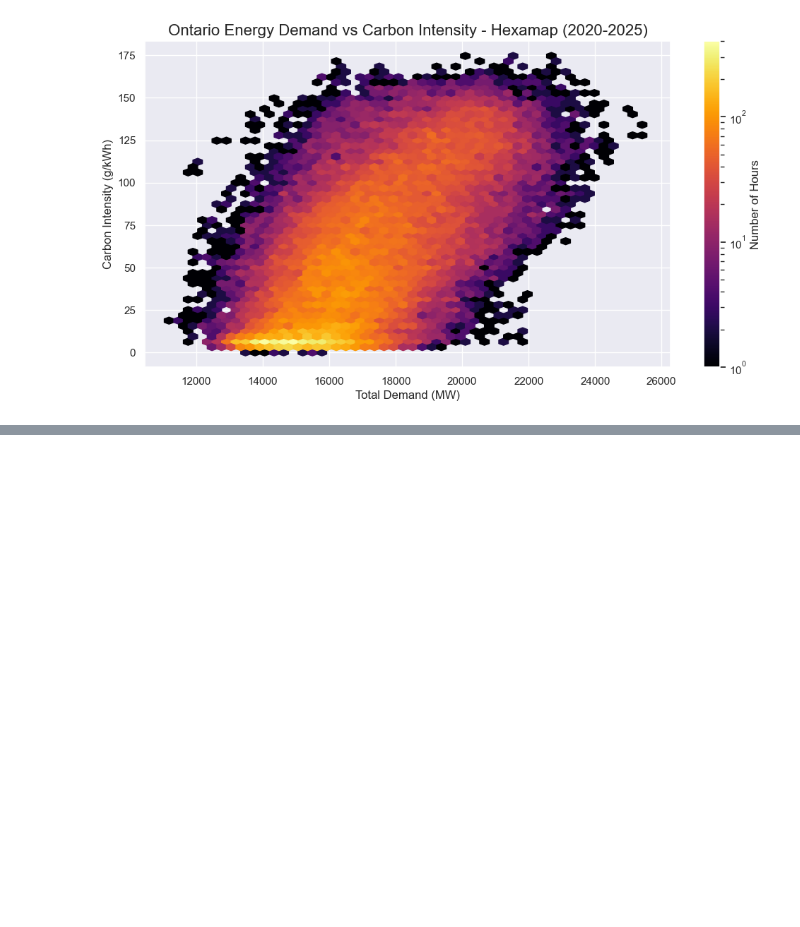
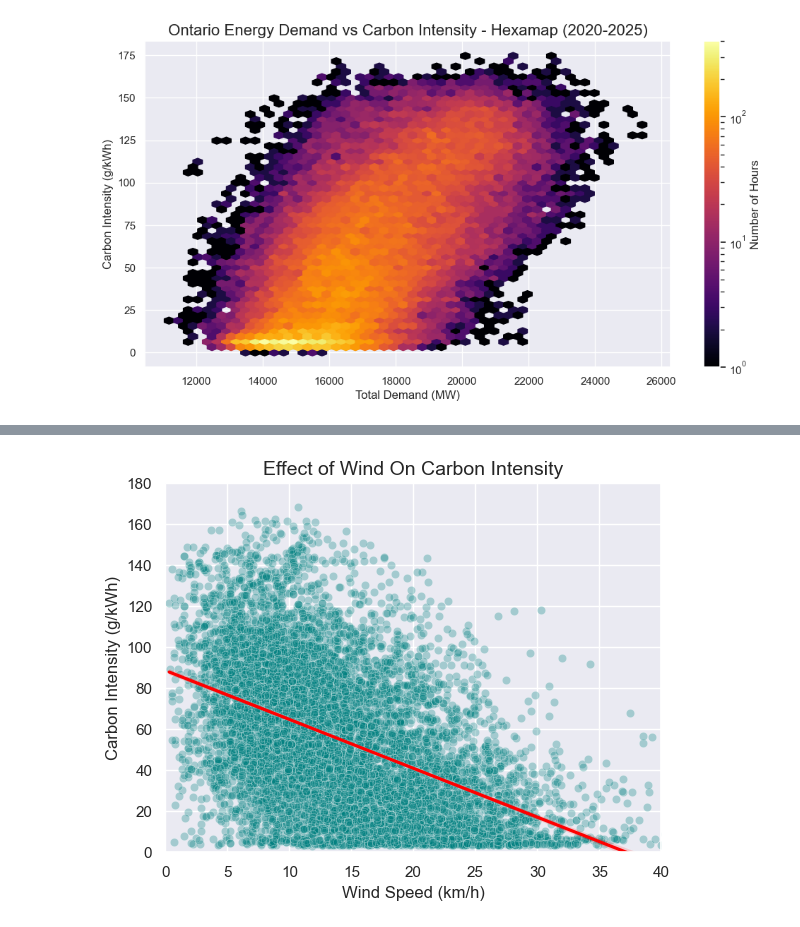
Before and after one commit to KushParmar07/Climate-Energy-Data-Dashboard, a Jupyter notebook: notebook.ipynb, the cells around one changed output, grey strips where cells are left out. Drawn from its saved outputs; the diff is of its cells as text; code cells hidden in the pictures; blank space fills up the shorter version.

```diff
--- a/notebook.ipynb
+++ b/notebook.ipynb
@@ -67,0 +78,29 @@ plt.show()
+# %%
+splice = df[(df['MW'] > 16500) & (df['MW'] < 17500)]
+
+sns.scatterplot(
+    data=splice,
+    x='Wind_Speed_kmh',
+    y='Carbon_Intensity_g_kWh',
+    alpha=0.3,
+    color='teal'
+)
+
+sns.regplot(
+    data=splice,
+    x='Wind_Speed_kmh',
+    y='Carbon_Intensity_g_kWh',
+    scatter=False,
+    color='red'
+)
+
+plt.title('Effect of Wind On Carbon Intensity', fontsize=14)
+plt.xlabel('Wind Speed (km/h)')
+plt.ylabel('Carbon Intensity (g/kWh)')
+
+plt.xlim(0, 40)
+plt.ylim(0, 180)
+
+plt.show()
+# %% [output]
+[figure, added]
```
Also changed, not shown: parts of 2 cells of this notebook, 5 other files.
